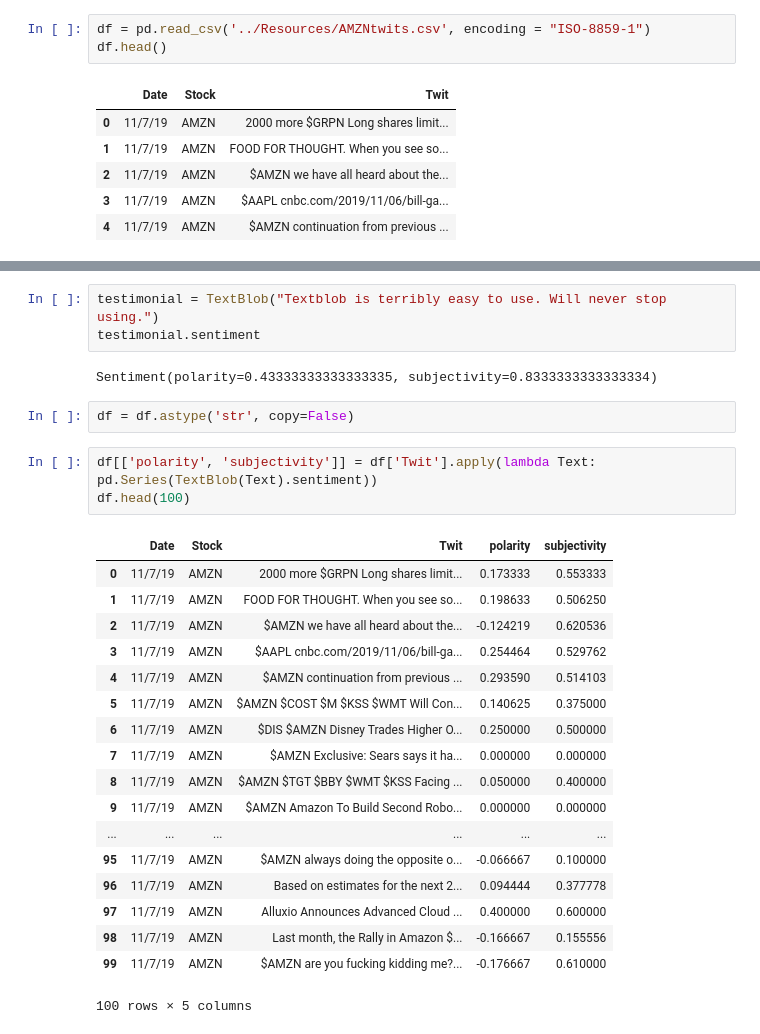
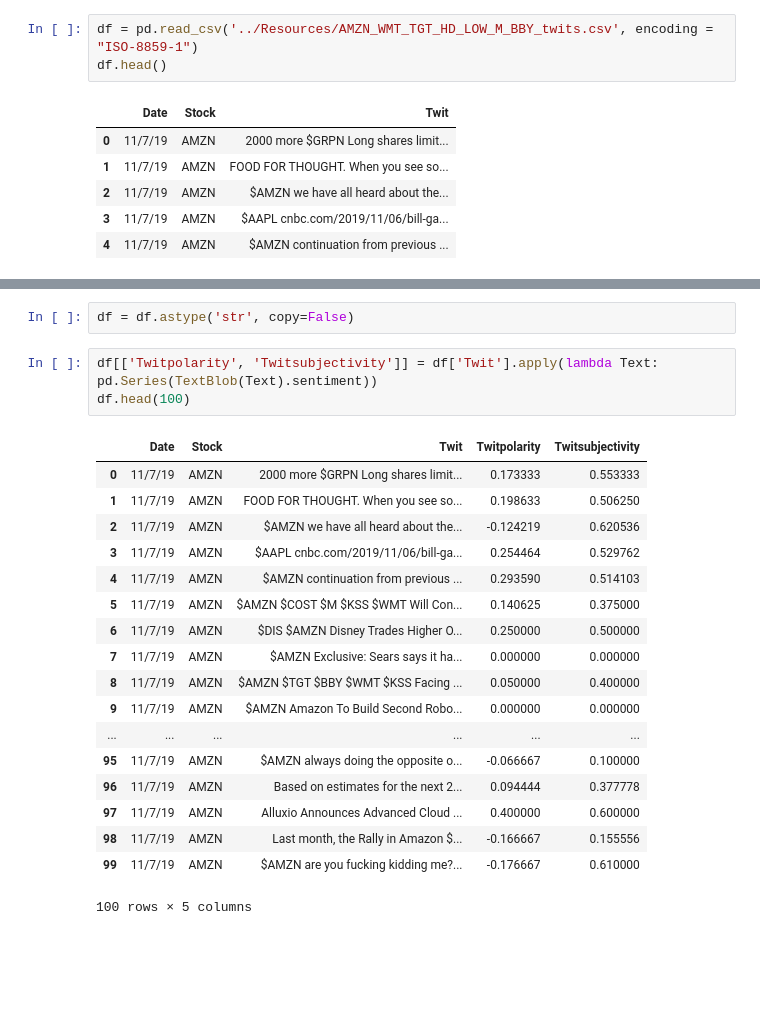
Before and after one commit to gofish1234/MachineLearning, a Jupyter notebook: Twits.ipynb, the cells around one changed output, grey strips where cells are left out. Drawn from its saved outputs; the diff is of its cells as text; blank space fills up the shorter version.

```diff
--- a/Twits.ipynb
+++ b/Twits.ipynb
@@ -2,7 +2,7 @@
 from textblob import TextBlob
 import pandas as pd
 # %%
-df = pd.read_csv('../Resources/AMZNtwits.csv', encoding = "ISO-8859-1")
+df = pd.read_csv('../Resources/AMZN_WMT_TGT_HD_LOW_M_BBY_twits.csv', encoding = "ISO-8859-1")
 df.head()
 # %% [output]
 |  | Date | Stock | Twit |
@@ -19,15 +14,10 @@ Sentiment(polarity=0.1606060606060606, subjectivity=0.509090909090909)
-# %%
-testimonial = TextBlob("Textblob is terribly easy to use. Will never stop using.")
-testimonial.sentiment
-# %% [output]
-Sentiment(polarity=0.43333333333333335, subjectivity=0.8333333333333334)
 # %%
 df = df.astype('str', copy=False)
 # %%
-df[['polarity', 'subjectivity']] = df['Twit'].apply(lambda Text: pd.Series(TextBlob(Text).sentiment))
+df[['Twitpolarity', 'Twitsubjectivity']] = df['Twit'].apply(lambda Text: pd.Series(TextBlob(Text).sentiment))
 df.head(100)
 # %% [output]
-|  | Date | Stock | Twit | polarity | subjectivity |
+|  | Date | Stock | Twit | Twitpolarity | Twitsubjectivity |
 | 0 | 11/7/19 | AMZN | 2000 more $GRPN Long shares limit... | 0.173333 | 0.553333 |
 | 1 | 11/7/19 | AMZN | FOOD FOR THOUGHT. When you see so... | 0.198633 | 0.506250 |
 | 2 | 11/7/19 | AMZN | $AMZN we have all heard about the... | -0.124219 | 0.620536 |
```
Also changed, not shown: parts of 3 cells of this notebook.
